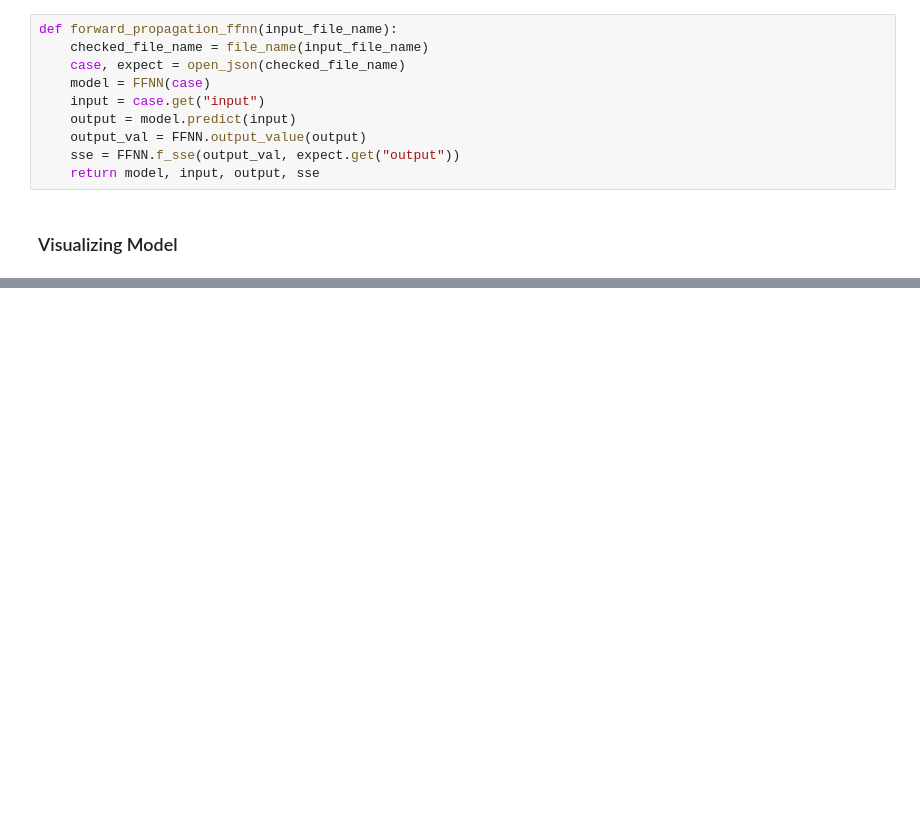
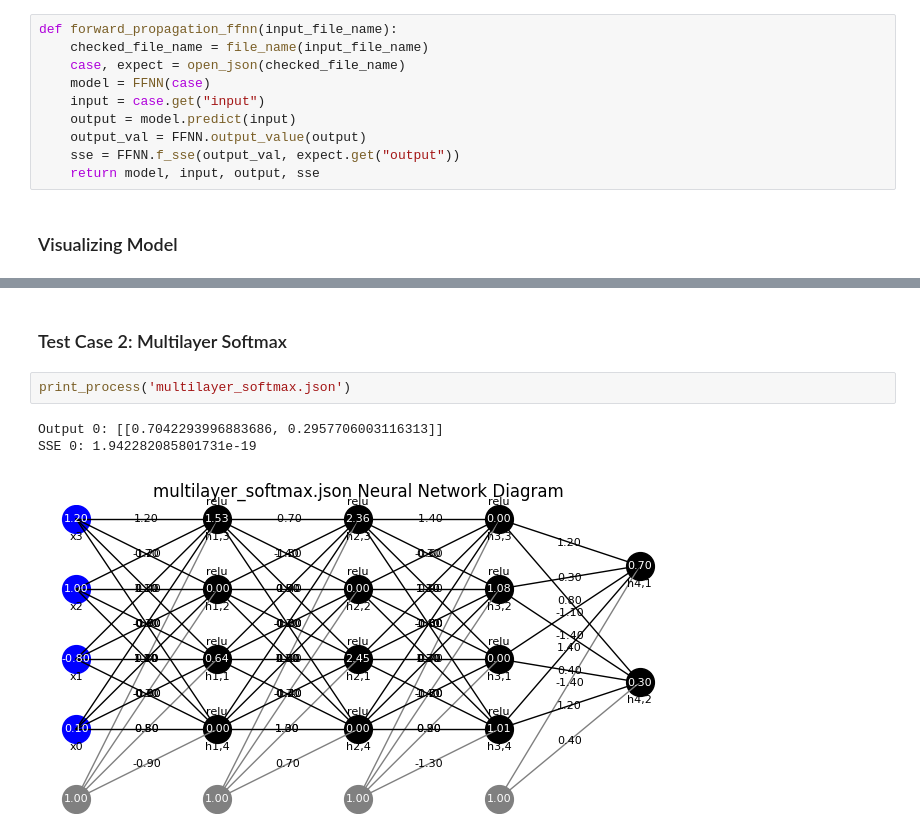
Before and after one commit to ferindya/TubesA_13520130, a Jupyter notebook: main.ipynb, the cells around one changed output, grey strips where cells are left out. Cells and saved outputs as stored; diff of their text form; blank space fills up the shorter version.

```diff
--- a/main.ipynb
+++ b/main.ipynb
@@ -91,0 +120,8 @@ IndexError: list index out of range
+# %% [markdown]
+### Test Case 2: Multilayer Softmax
+# %%
+print_process('multilayer_softmax.json')
+# %% [output]
+Output 0: [[0.7042293996883686, 0.2957706003116313]]
+SSE 0: 1.942282085801731e-19
+[figure, added]
```
Also changed, not shown: parts of 14 cells of this notebook.
